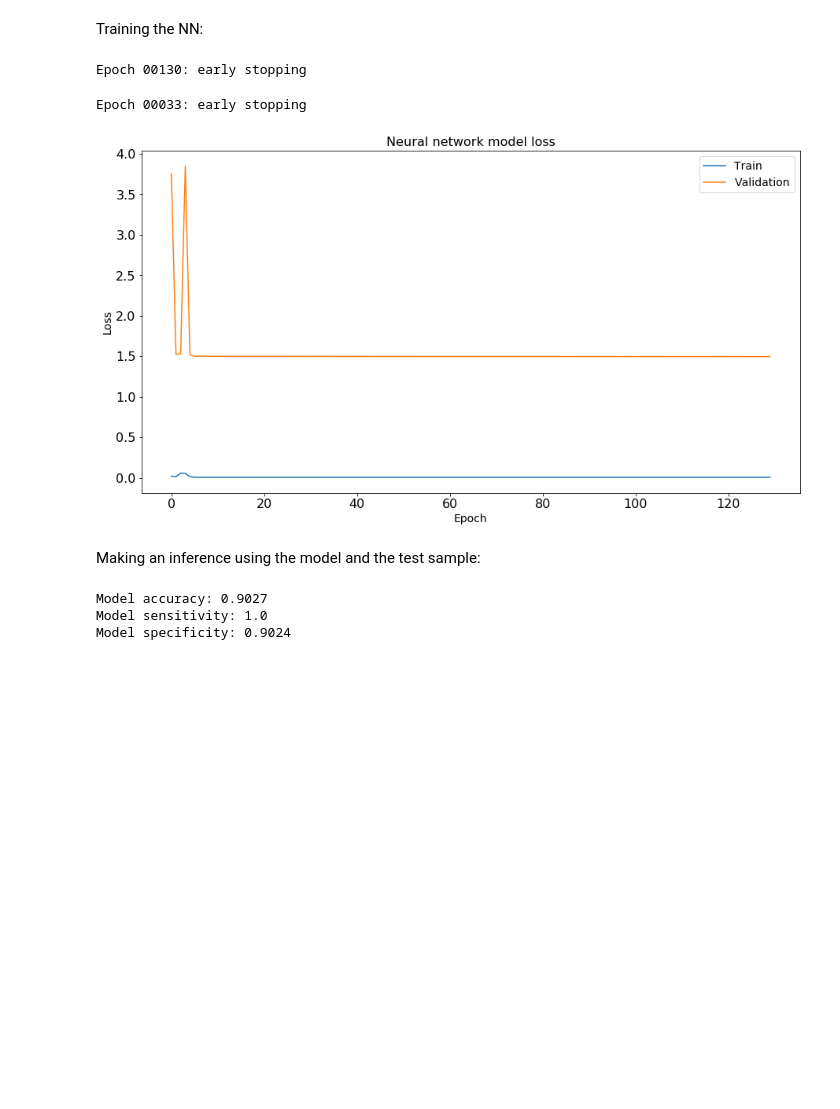
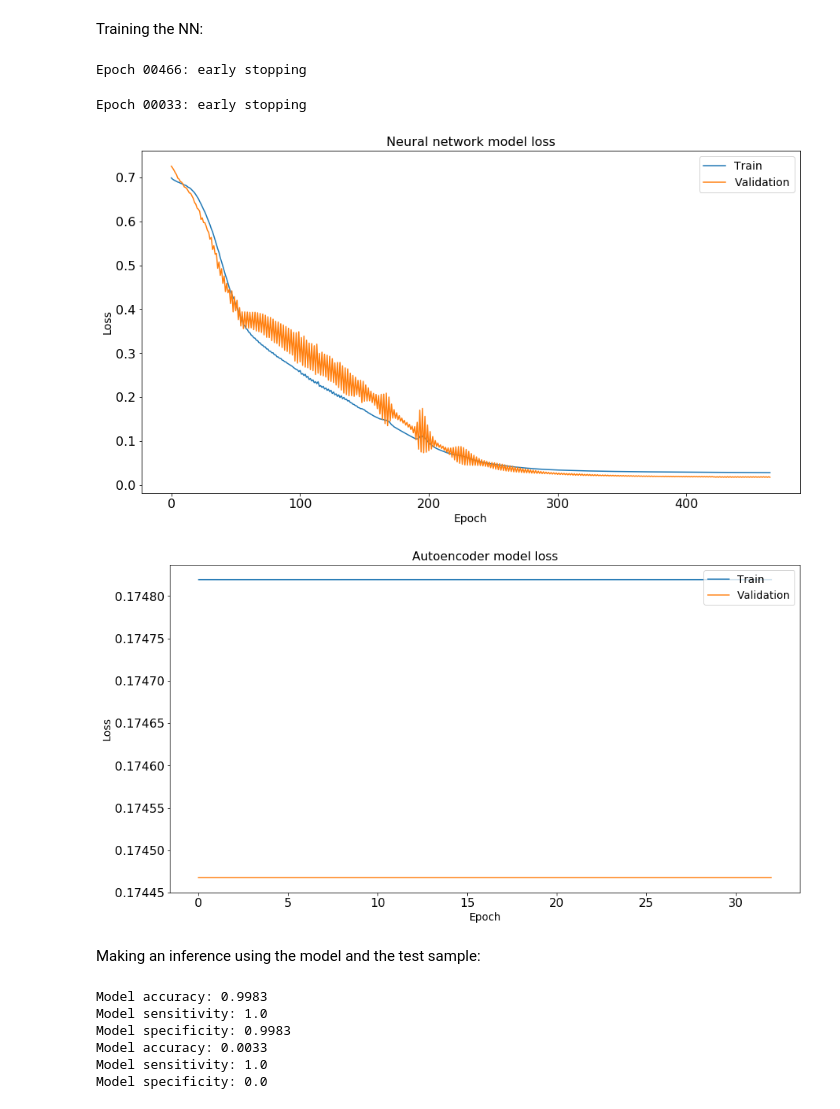
Before and after one commit to merveince92/RPCTriggerRateMonitoringWithML, a Jupyter notebook: inst_lumi_extractor.ipynb, the cells around one changed output. Cells and saved outputs as stored; diff of their text form; code cells hidden in the pictures; blank space fills up the shorter version.

```diff
--- a/inst_lumi_extractor.ipynb
+++ b/inst_lumi_extractor.ipynb
@@ -774,9 +820,2 @@ def cae_generate_input():
 
 train_cae = cae_generate_input()
-# %%
-classes_count = sum(train_y)
-print classes_count
-print sum(classes_count)
-classes_count = classes_count/float(sum(classes_count))
-class_weight = {0: classes_count[1], 1: classes_count[0]}
-print(class_weight)
@@ -786,0 +822,9 @@ print(class_weight)
+# %%
+from sklearn.preprocessing import MaxAbsScaler
+from sklearn.utils import class_weight
+
+cw = class_weight.compute_class_weight("balanced",
+                                       np.unique(np.argmax(train_y, axis=1)),
+                                       np.argmax(train_y, axis=1))
+cw = {0: cw[0], 1: cw[1]}
+print cw
@@ -792,6 +838,9 @@ def neural_network():
     model.add(Reshape((7, 1), input_shape=(7,), name='input_ann'))
     model.add(Flatten(name="flatten_ann"))
     model.add(Dense(16, activation='relu', name="dense_ann"))
+    model.add(Dense(16, activation='relu', name="dense_ann2"))
+    model.add(Dense(16, activation='relu', name="dense_ann3"))
+    model.add(Dense(16, activation='relu', name="dense_ann4"))
     model.add(Dense(2, activation='softmax', name='output_ann'))
     return model
 
@@ -801,11 +850,11 @@ def autoencoder():
     input_ = Input(shape=(7,))
     encoded = Dense(7, activation='relu')(input_)
     encoded = Dense(3, activation='relu')(encoded)
-    encoded = Dense(2, activation='relu')(encoded)
+    encoded = Dense(1, activation='relu')(encoded)
 
-    decoded = Dense(2, activation='relu')(encoded)
+    decoded = Dense(1, activation='relu')(encoded)
     decoded = Dense(3, activation='relu')(decoded)
-    decoded = Dense(7, activation='sigmoid')(decoded)
+    decoded = Dense(7, activation='relu')(decoded)
 
     autoencoder = Model(input_, decoded)
     return autoencoder
@@ -871,9 +920,9 @@ history_ann = train_nn(ann,
                        keras.losses.categorical_crossentropy,
                        "ann",
                        validation_data=(val_x, val_y),
-                       class_weight=class_weight)
+                       class_weight=cw)
 # %% [output]
-Epoch 00130: early stopping
+Epoch 00466: early stopping
 # %%
 history_cae = train_nn(cae,
                        train_cae,
@@ -887,19 +936,21 @@ Epoch 00033: early stopping
 # %%
 def plot_training_loss(data, title):
     """Plots the training and validation loss"""
     plt.figure()
     plt.xlabel("Epoch")
     plt.ylabel("Loss")
     plt.title(title)
     plt.plot(data["loss"])
     plt.plot(data["val_loss"])
     plt.legend(["Train", "Validation"], loc="upper right")
+    #plt.yscale("log")
     plt.show();
 
 plot_training_loss(history_ann.history, "Neural network model loss")
-#plot_training_loss(history_cae.history, "Autoencoder model loss")
+plot_training_loss(history_cae.history, "Autoencoder model loss")
 # %% [output]
-[figure, old version]
+[figure, new version]
+[figure, added]
 # %% [markdown]
 Making an inference using the model and the test sample:
 # %%
@@ -916,6 +965,7 @@ layers_test["score"] = layers_test["score"].astype('int')
 # %%
 def benchmark(y_true, y_score, treshold):
     y_pred = 2*(y_score > treshold)-1
+    y_true = 2*(y_true > treshold)-1
     tn, fp, fn, tp = confusion_matrix(y_true, y_pred).ravel()
     sensitivity = round(float(tp)/(tp+fn), 4)
     specificity = round(float(tn)/(tn+fp), 4)
@@ -926,12 +976,15 @@ def benchmark(y_true, y_score, treshold):
 
     return specificity, sensitivity
 
-specificity_ann, sensitivity_ann = benchmark(layers_test["score"], layers_test["ann_score"], 0.5)
-#specificity_cae, sensitivity_cae = benchmark(layers_test["score"], layers_test["cae_score"], 0.5)
+specificity_ann, sensitivity_ann = benchmark(layers_test["score"], layers_test["ann_score"], 0.7)
+specificity_cae, sensitivity_cae = benchmark(layers_test["score"], layers_test["cae_score"], 0.5)
 # %% [output]
-Model accuracy: 0.9027
+Model accuracy: 0.9983
 Model sensitivity: 1.0
-Model specificity: 0.9024
+Model specificity: 0.9983
+Model accuracy: 0.0033
+Model sensitivity: 1.0
+Model specificity: 0.0
 # %%
 def get_roc_curve(test_df, models, working_point=None):
     """Generates ROC Curves for a given array"""
```
Also changed, not shown: parts of 16 cells of this notebook.
